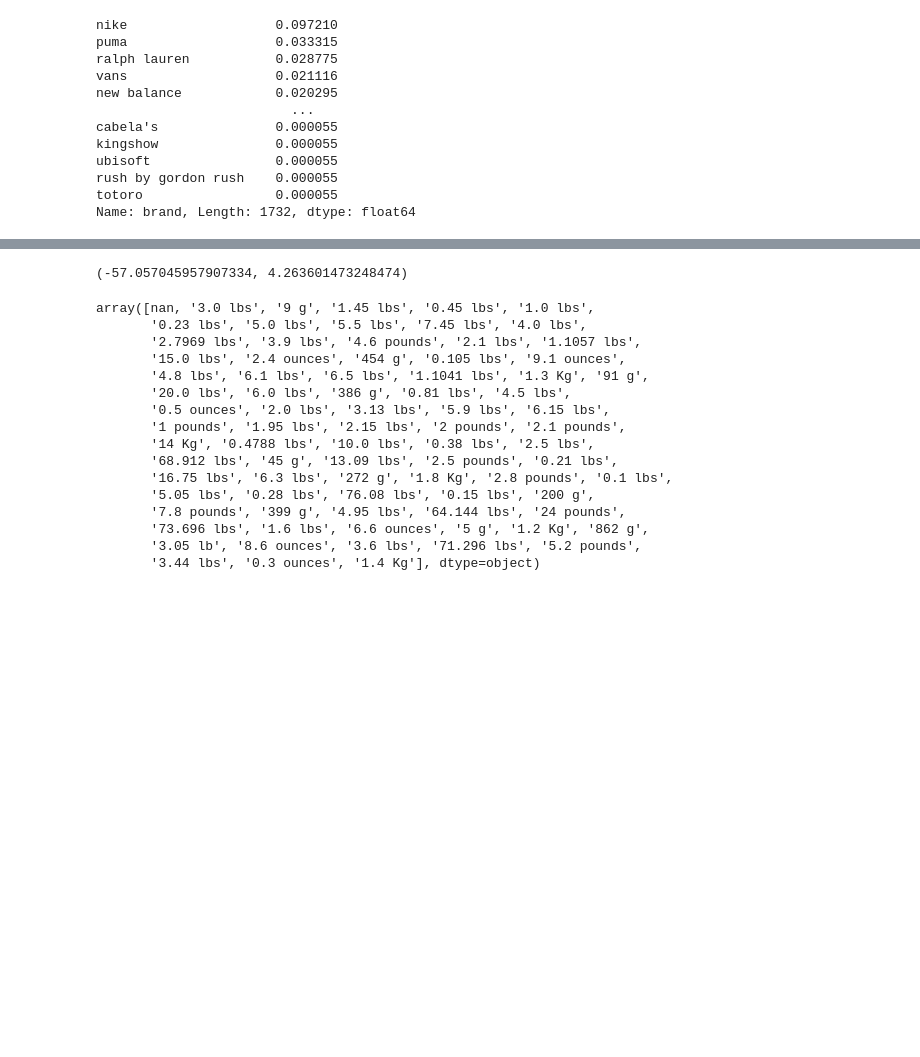
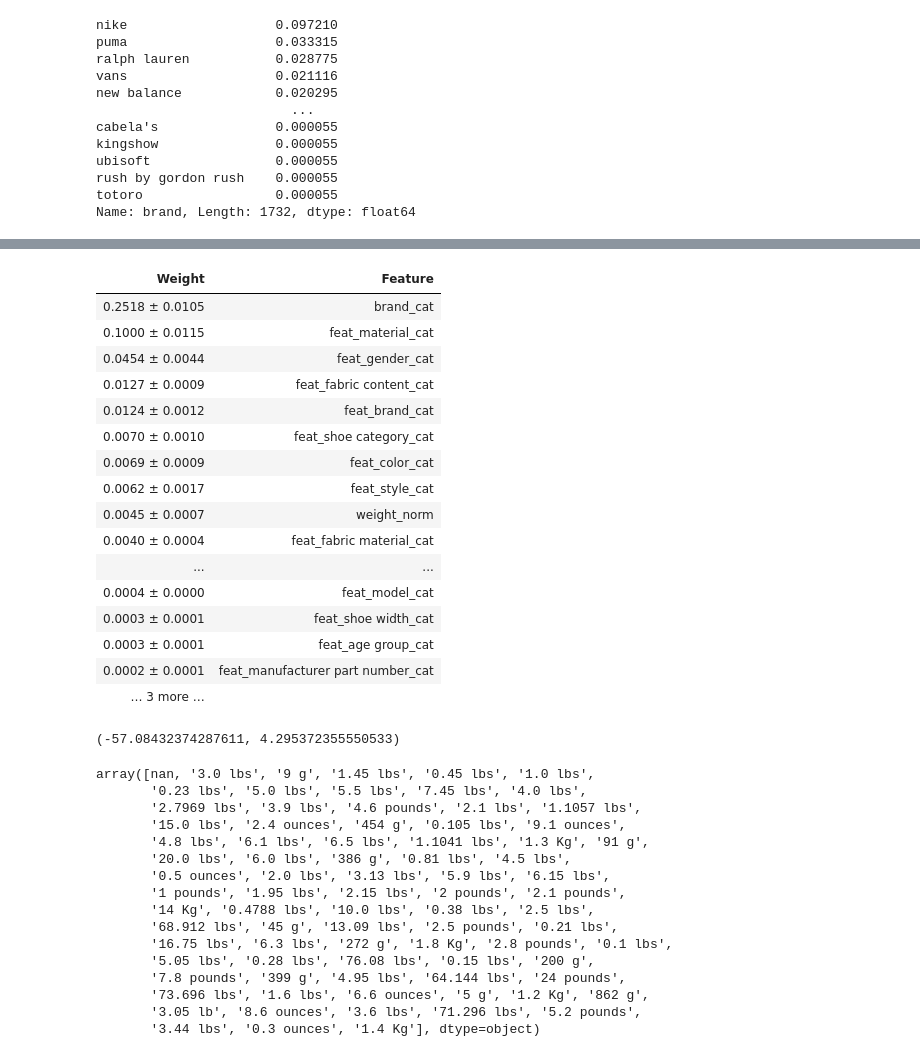
Before and after one commit to zetp/dw_matrix, a Jupyter notebook: matrix_one/day5.ipynb, the cells around one changed output, grey strips where cells are left out. Drawn from its saved outputs; the diff is of its cells as text; code cells hidden in the pictures; blank space fills up the shorter version.

```diff
--- a/matrix_one/day5.ipynb
+++ b/matrix_one/day5.ipynb
@@ -232,2 +231,6 @@ run_model(feats, model)
 # %%
 feats_cat = [x for x in df.columns if "cat" in x]
+
+feats_stat = {}
+for name in feats_cat:
+  feats_stat[name] = df[ False == (df[name] == -1) ].shape[0] / df.shape[0] * 100
@@ -251,0 +237,4 @@ feats_cat = [x for x in df.columns if "cat" in x]
+# %%
+dict_filt = {k:v for k,v in feats_stat.items() if v > 5}
+extra_feats = list(dict_filt.keys())
+extra_feats
@@ -252,17 +259,49 @@ feats_cat = [x for x in df.columns if "cat" in x]
 # %%
-feats += feats_cat
+#  feats += feats_cat
+feats = ['brand_cat', 'feat_brand_cat', 'feat_gender_cat', 'feat_material_cat', 'feat_style_cat', 'weight_norm']
+feats += extra_feats
 feats = list(set(feats))
-feats.remove('categories')
+for i in ['categories', 'feat_certifications and listings', 'feat_clothing category',
+ 'feat_shoe category',
+ 'feat_multi pack indicator',
+ 'feat_location - country',
+ 'feat_location - city/state',
+ 'feat_catalog',
+ 'feat_recommended location',
+ 'feat_fabrication']:
+  feats.remove(i)
+
+
+X = df[ feats ].values
+y = df["prices_amountmin"].values
 
 m = RandomForestRegressor(max_depth=5, n_estimators=100, random_state=0)
 m.fit(X,y)
 
 perm = PermutationImportance(m, random_state=1).fit(X, y);
 eli5.show_weights(perm, feature_names=feats)
+# %% [output]
+| Weight | Feature |
+| 0.2518 ± 0.0105 | brand_cat |
+| 0.1000 ± 0.0115 | feat_material_cat |
+| 0.0454 ± 0.0044 | feat_gender_cat |
+| 0.0127 ± 0.0009 | feat_fabric content_cat |
+| 0.0124 ± 0.0012 | feat_brand_cat |
+| 0.0070 ± 0.0010 | feat_shoe category_cat |
+| 0.0069 ± 0.0009 | feat_color_cat |
+| 0.0062 ± 0.0017 | feat_style_cat |
+| 0.0045 ± 0.0007 | weight_norm |
+| 0.0040 ± 0.0004 | feat_fabric material_cat |
+| ... | ... |
+| 0.0004 ± 0.0000 | feat_model_cat |
+| 0.0003 ± 0.0001 | feat_shoe width_cat |
+| 0.0003 ± 0.0001 | feat_age group_cat |
+| 0.0002 ± 0.0001 | feat_manufacturer part number_cat |
+| … 3 more … |  |
 # %%
 run_model(feats, model)
 # %% [output]
-(-57.057045957907334, 4.263601473248474)
+(-57.08432374287611, 4.295372355550533)
 # %%
 df["weight"].unique()
 # %% [output]
```
Also changed, not shown: parts of 10 cells of this notebook.
